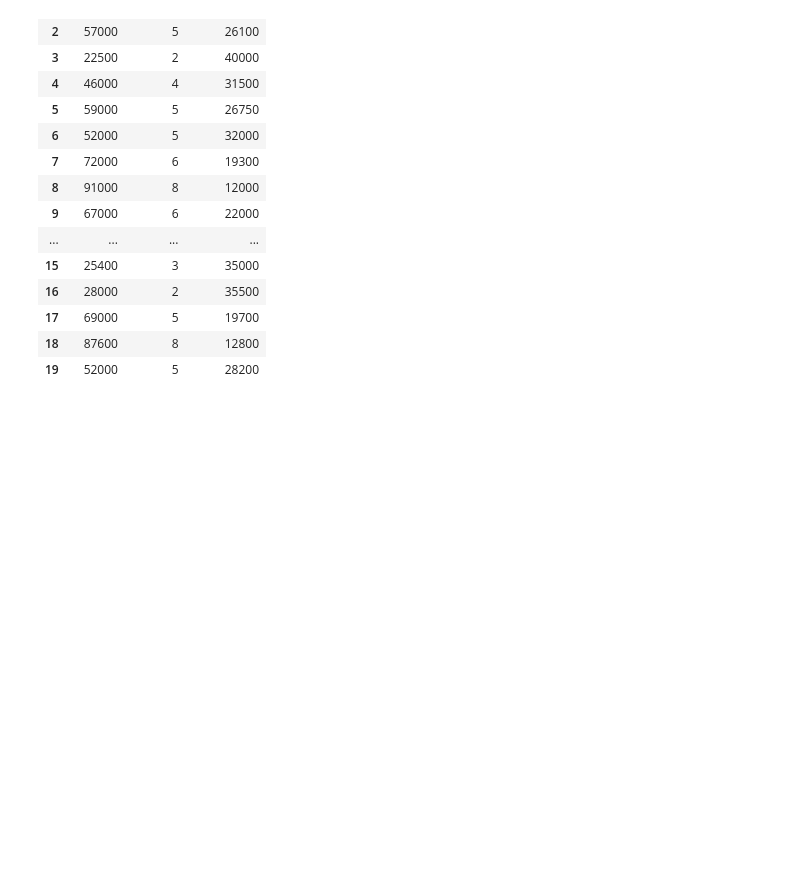
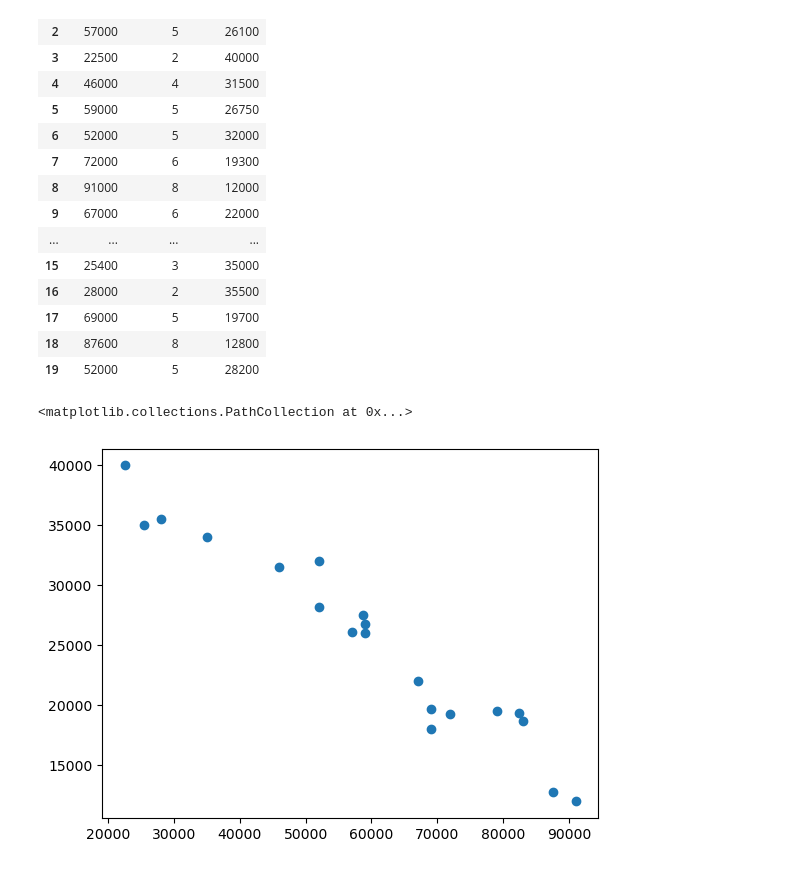
Before and after one commit to parisa-khaleghi/ML-DL-Engineering-sample-codes, a Jupyter notebook: ML_with_python/6_training_and_testing_data/training_and_testing_data.ipynb, the cells around one changed output. Drawn from its saved outputs; the diff is of its cells as text; code cells hidden in the pictures; blank space fills up the shorter version.

Commit message:
update: draw plot for each independant variable and price

```diff
--- a/ML_with_python/6_training_and_testing_data/training_and_testing_data.ipynb
+++ b/ML_with_python/6_training_and_testing_data/training_and_testing_data.ipynb
@@ -39,0 +43,5 @@ df
+# %%
+plt.scatter(df[['Mileage']], df[['Sell Price($)']])
+# %% [output]
+<matplotlib.collections.PathCollection at 0x...>
+[figure, added]
```
Also changed, not shown: parts of 3 cells of this notebook.
